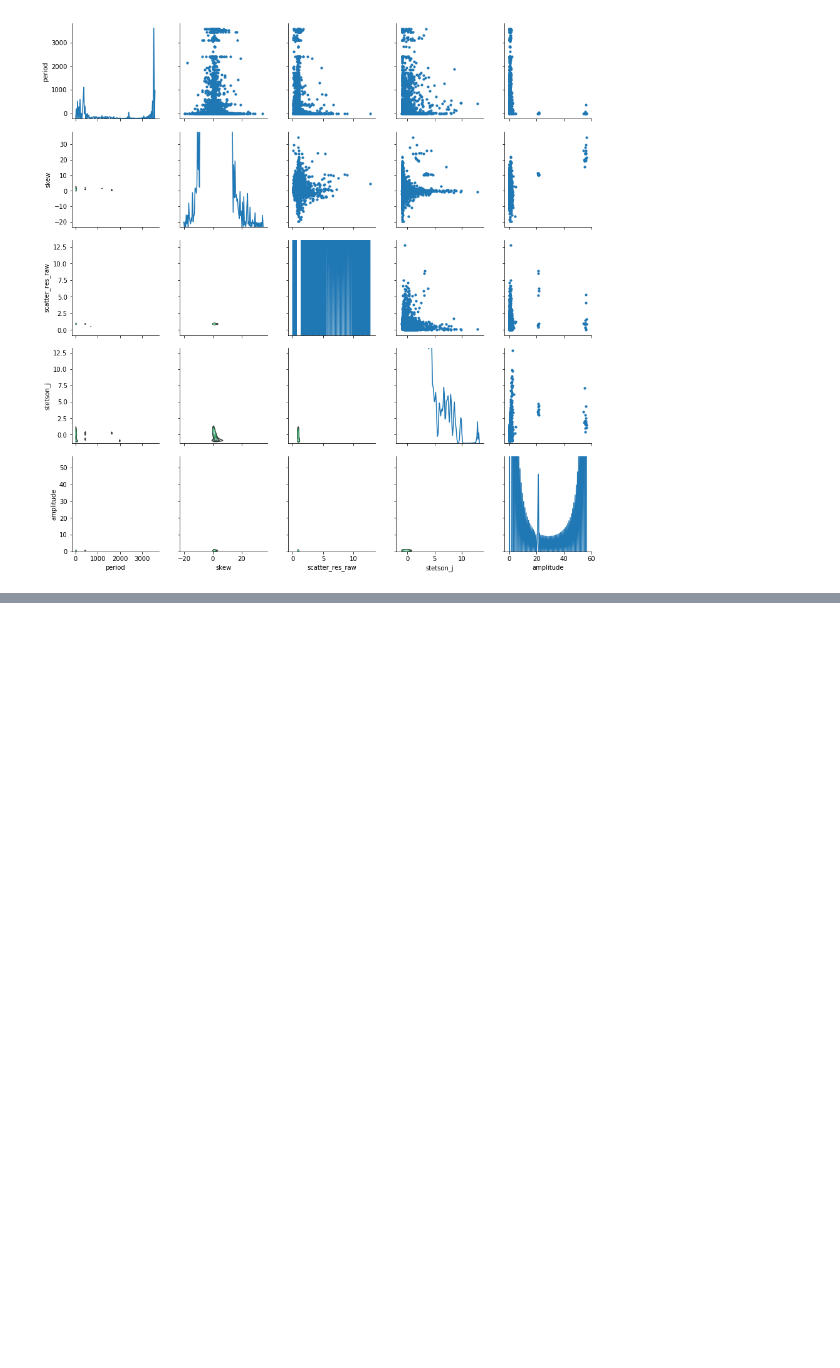
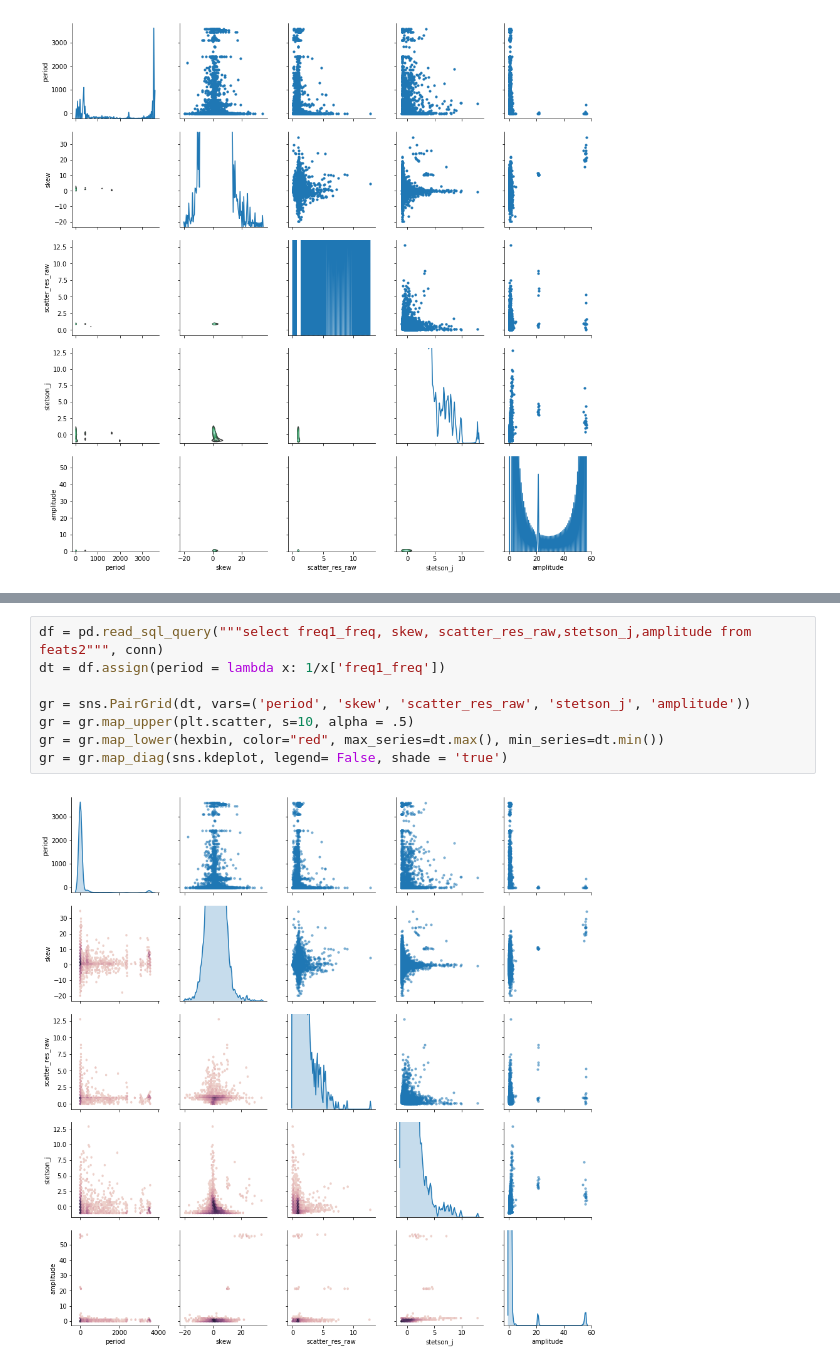
Before and after one commit to adamamiller/NUREU17, a Jupyter notebook: LSST/VariableStarClassification/scripts/Pairplots.ipynb, the cells around one changed output, grey strips where cells are left out. Cells and saved outputs as stored; diff of their text form; blank space fills up the shorter version.

```diff
--- a/LSST/VariableStarClassification/scripts/Pairplots.ipynb
+++ b/LSST/VariableStarClassification/scripts/Pairplots.ipynb
@@ -36,0 +72,10 @@ sns.kdeplot(dt['amplitude'])
+# %%
+df = pd.read_sql_query("""select freq1_freq, skew, scatter_res_raw,stetson_j,amplitude from feats2""", conn)
+dt = df.assign(period = lambda x: 1/x['freq1_freq'])
+
+gr = sns.PairGrid(dt, vars=('period', 'skew', 'scatter_res_raw', 'stetson_j', 'amplitude'))
+gr = gr.map_upper(plt.scatter, s=10, alpha = .5)
+gr = gr.map_lower(hexbin, color="red", max_series=dt.max(), min_series=dt.min())
+gr = gr.map_diag(sns.kdeplot, legend= False, shade = 'true')
+# %% [output]
+[figure, added]
```
Also changed, not shown: parts of 5 cells of this notebook.
